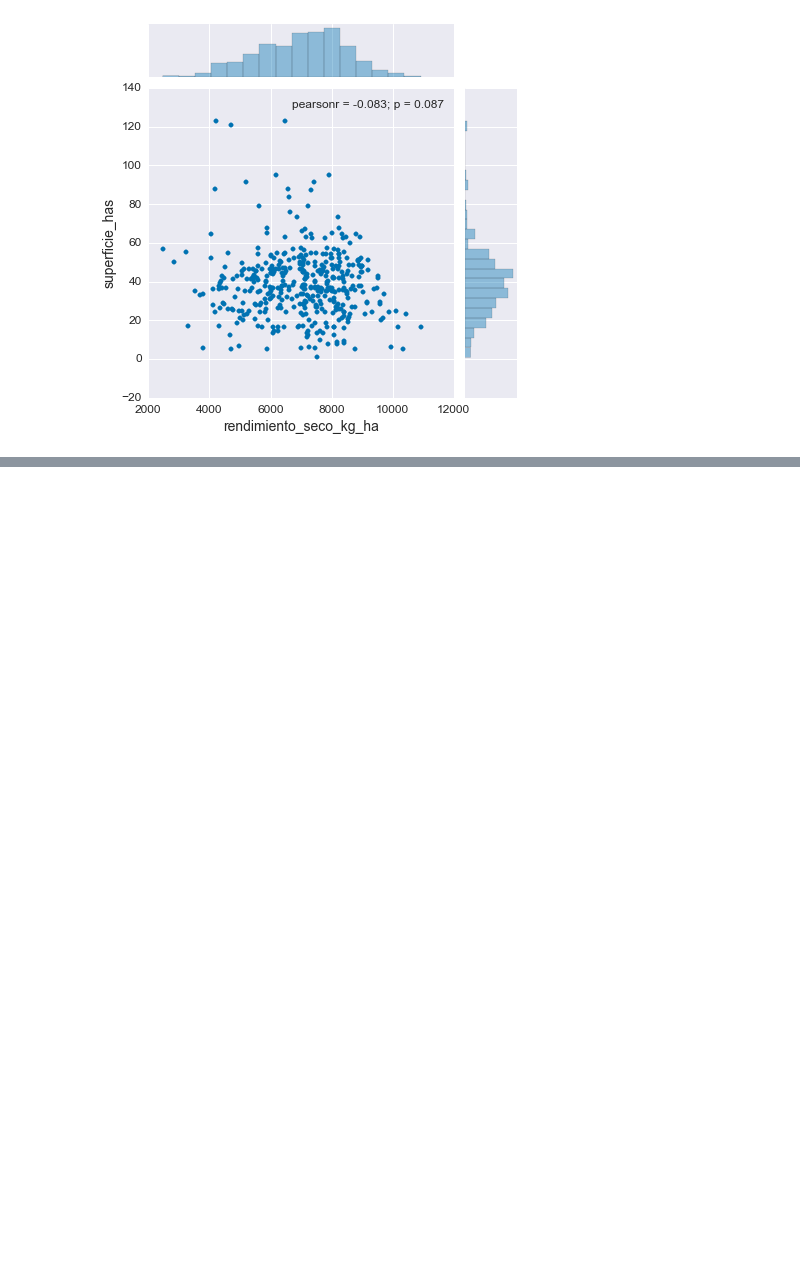
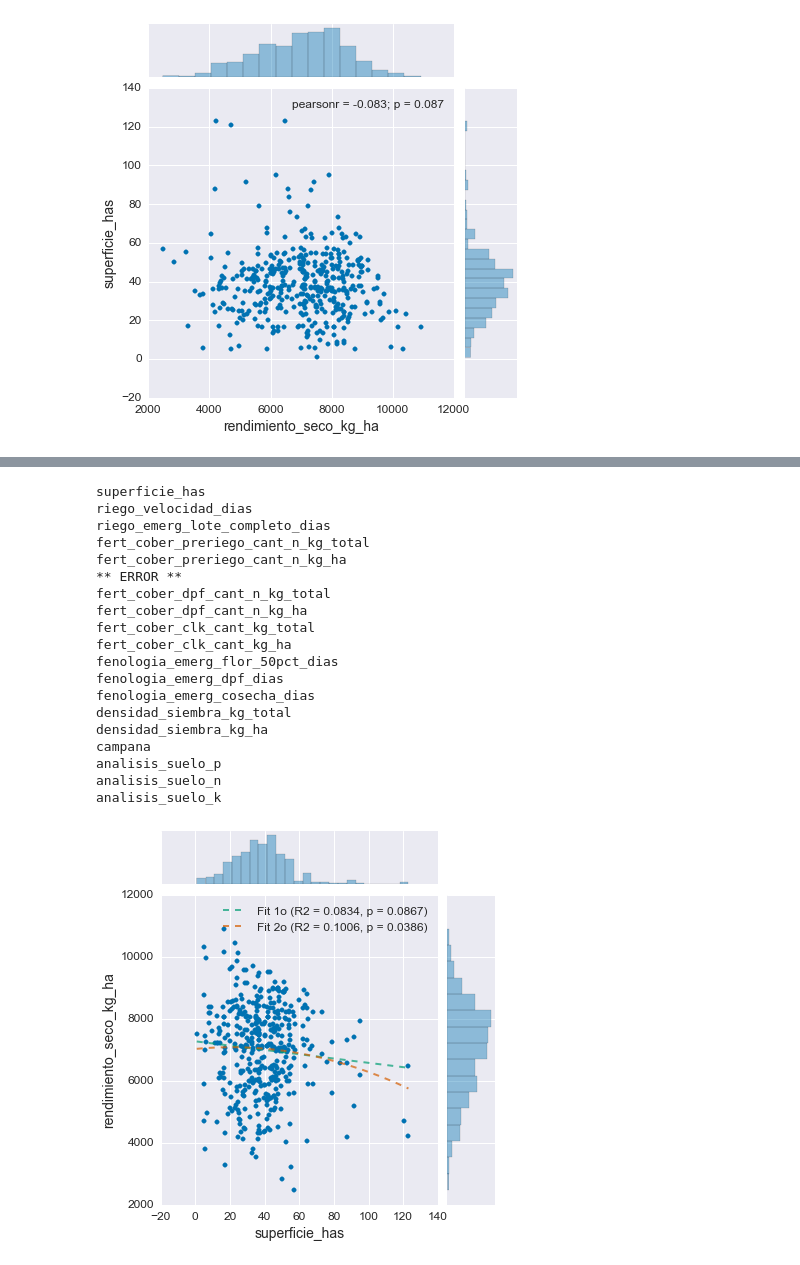
Before and after one commit to bayesimpact/inia-uruguay, a Jupyter notebook: explorar.ipynb, the cells around one changed output, grey strips where cells are left out. Cells and saved outputs as stored; diff of their text form; code cells hidden in the pictures; blank space fills up the shorter version.

```diff
--- a/explorar.ipynb
+++ b/explorar.ipynb
@@ -100,0 +110,66 @@ ax.legend(loc='upper right', frameon=True, fontsize=14)
+# %%
+# Todavia faltamos las variables categoricos, y faltamos los columnos que todavia necesitamos limpiar.
+outvar = 'rendimiento_seco_kg_ha'
+FOLDER = 'figuras/jointplot/'
+
+try:
+    os.mkdir(FOLDER)
+except OSError:
+    pass
+
+def add_fit(fig, df, a, b, ordenes=1, colors=None):
+    if not isinstance(ordenes, list):
+        ordenes = [ordenes]
+    ax = fig.get_axes()[0]
+    if not colors:
+        colors = ['gray']
+        if len(ordenes) > 0:
+            colors = sns.color_palette()[1:]
+        if len(ordenes) > colors:
+            colors = sns.color_palette('hls', len(ordenes))
+    for i,o in enumerate(ordenes):
+        col = colors[i]
+        coeffs = np.polyfit(df[a].values, df[b].values, o)
+        f = np.poly1d(coeffs)
+        pred = f(df[a].values)
+        r, p = pearsonr(pred, df[b].values)
+        x = np.linspace(min(df[a]), max(df[a]), 200)
+        y = f(x)
+        ax.plot(x, y, color=col, alpha=0.7, linestyle='--',
+                 linewidth=2, label='Fit %do (R2 = %.4f, p = %.4f)' % (o, r, p))
+    ax.legend(loc='upper right')
+
+for i, var in enumerate(corr.index.values):
+    print var
+    f = df[[var, outvar]].dropna()
+    try:
+        sns.jointplot(f[var], f[outvar])
+        fig = plt.gcf()
+        fig.subplots_adjust(left=0.2)
+        add_fit(fig, f, var, outvar, range(1,3))
+        fig.savefig(os.path.join(FOLDER, '%s.png' % var))
+    except OverflowError:
+        print "** ERROR **"
+    if i > 0:
+        plt.close()
+# %% [output]
+superficie_has
+riego_velocidad_dias
+riego_emerg_lote_completo_dias
+fert_cober_preriego_cant_n_kg_total
+fert_cober_preriego_cant_n_kg_ha
+** ERROR **
+fert_cober_dpf_cant_n_kg_total
+fert_cober_dpf_cant_n_kg_ha
+fert_cober_clk_cant_kg_total
+fert_cober_clk_cant_kg_ha
+fenologia_emerg_flor_50pct_dias
+fenologia_emerg_dpf_dias
+fenologia_emerg_cosecha_dias
+densidad_siembra_kg_total
+densidad_siembra_kg_ha
+campana
+analisis_suelo_p
+analisis_suelo_n
+analisis_suelo_k
+[figure, added]
```
Also changed, not shown: parts of 3 cells of this notebook, 3 other files.
